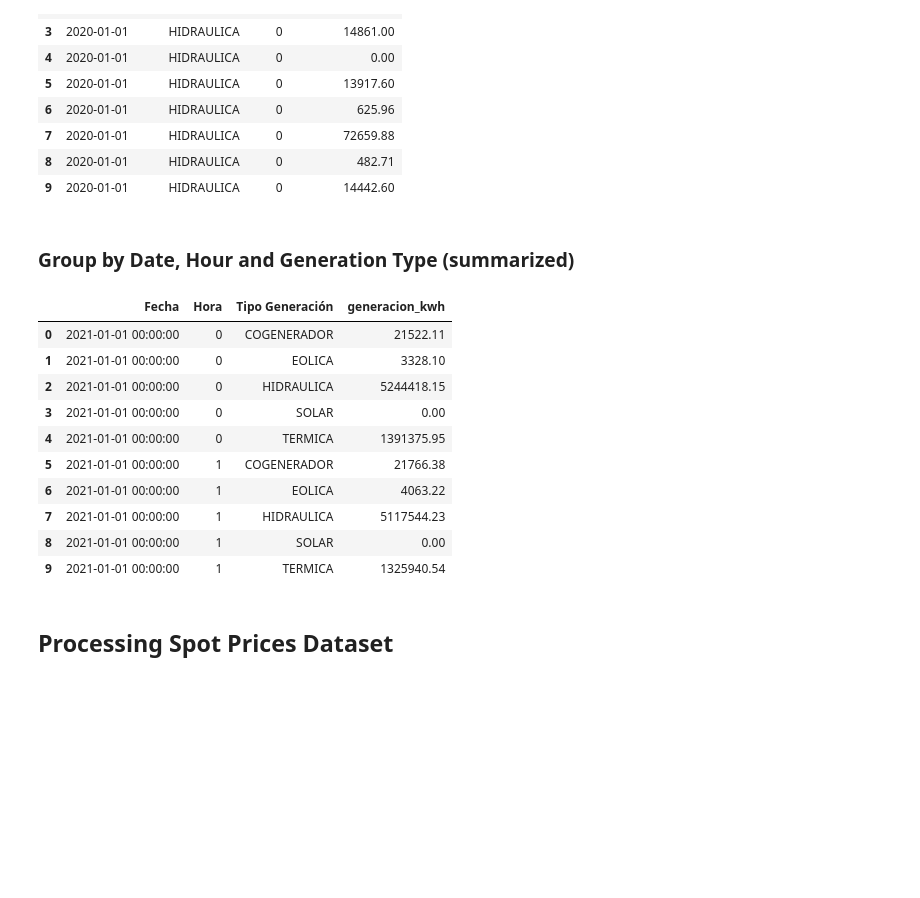
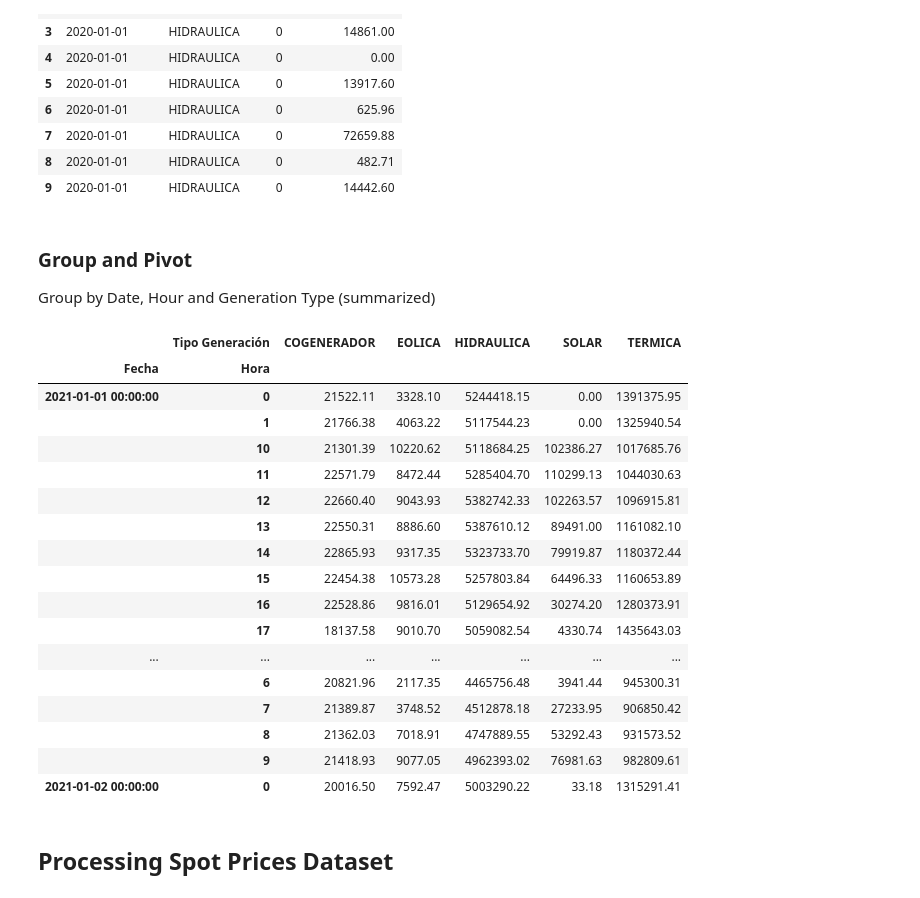
Before and after one commit to camjaramillo/maestria-trabajo-integrador, a Jupyter notebook: notebooks/data_preprocessing.ipynb, the cells around one changed output. Cells and saved outputs as stored; diff of their text form; code cells hidden in the pictures; blank space fills up the shorter version.

Commit message:
First final version generation-spot-prices dataset

```diff
--- a/notebooks/data_preprocessing.ipynb
+++ b/notebooks/data_preprocessing.ipynb
@@ -76,0 +86,3 @@ dtype: int64
+# %%
+df_gen['Tipo Generación'] = df_gen['Tipo Generación'].str.upper()
+df_gen['Tipo Generación'].unique()
@@ -101,24 +116,32 @@ df_gen_long.head(10)
 | 8 | 2020-01-01 | HIDRAULICA | 0 | 482.71 |
 | 9 | 2020-01-01 | HIDRAULICA | 0 | 14442.60 |
 # %% [markdown]
-### Group by Date, Hour and Generation Type (summarized)
+### Group and Pivot
+Group by Date, Hour and Generation Type (summarized)
 # %%
 # Group by Fecha, Hora and Tipo Generación (summarized)
 
-df_gen_agg = df_gen_long.groupby(["Fecha", "Hora", "Tipo Generación"])["generacion_kwh"].sum().reset_index()
-df_gen_agg.head(10)
+df_gen_pivot = df_gen_long.groupby(["Fecha", "Hora", "Tipo Generación"])["generacion_kwh"].sum().unstack()
+df_gen_pivot.head(25)
 # %% [output]
-|  | Fecha | Hora | Tipo Generación | generacion_kwh |
-| 0 | 2021-01-01 00:00:00 | 0 | COGENERADOR | 21522.11 |
-| 1 | 2021-01-01 00:00:00 | 0 | EOLICA | 3328.10 |
-| 2 | 2021-01-01 00:00:00 | 0 | HIDRAULICA | 5244418.15 |
-| 3 | 2021-01-01 00:00:00 | 0 | SOLAR | 0.00 |
-| 4 | 2021-01-01 00:00:00 | 0 | TERMICA | 1391375.95 |
-| 5 | 2021-01-01 00:00:00 | 1 | COGENERADOR | 21766.38 |
-| 6 | 2021-01-01 00:00:00 | 1 | EOLICA | 4063.22 |
-| 7 | 2021-01-01 00:00:00 | 1 | HIDRAULICA | 5117544.23 |
-| 8 | 2021-01-01 00:00:00 | 1 | SOLAR | 0.00 |
-| 9 | 2021-01-01 00:00:00 | 1 | TERMICA | 1325940.54 |
+|  | Tipo Generación | COGENERADOR | EOLICA | HIDRAULICA | SOLAR | TERMICA |
+| Fecha | Hora |  |  |  |  |  |
+| 2021-01-01 00:00:00 | 0 | 21522.11 | 3328.10 | 5244418.15 | 0.00 | 1391375.95 |
+|  | 1 | 21766.38 | 4063.22 | 5117544.23 | 0.00 | 1325940.54 |
+|  | 10 | 21301.39 | 10220.62 | 5118684.25 | 102386.27 | 1017685.76 |
+|  | 11 | 22571.79 | 8472.44 | 5285404.70 | 110299.13 | 1044030.63 |
+|  | 12 | 22660.40 | 9043.93 | 5382742.33 | 102263.57 | 1096915.81 |
+|  | 13 | 22550.31 | 8886.60 | 5387610.12 | 89491.00 | 1161082.10 |
+|  | 14 | 22865.93 | 9317.35 | 5323733.70 | 79919.87 | 1180372.44 |
+|  | 15 | 22454.38 | 10573.28 | 5257803.84 | 64496.33 | 1160653.89 |
+|  | 16 | 22528.86 | 9816.01 | 5129654.92 | 30274.20 | 1280373.91 |
+|  | 17 | 18137.58 | 9010.70 | 5059082.54 | 4330.74 | 1435643.03 |
+| ... | ... | ... | ... | ... | ... | ... |
+|  | 6 | 20821.96 | 2117.35 | 4465756.48 | 3941.44 | 945300.31 |
+|  | 7 | 21389.87 | 3748.52 | 4512878.18 | 27233.95 | 906850.42 |
+|  | 8 | 21362.03 | 7018.91 | 4747889.55 | 53292.43 | 931573.52 |
+|  | 9 | 21418.93 | 9077.05 | 4962393.02 | 76981.63 | 982809.61 |
+| 2021-01-02 00:00:00 | 0 | 20016.50 | 7592.47 | 5003290.22 | 33.18 | 1315291.41 |
 # %% [markdown]
 ## Processing Spot Prices Dataset
 # %% [markdown]
```
Also changed, not shown: parts of 12 cells of this notebook, 2 other files.
